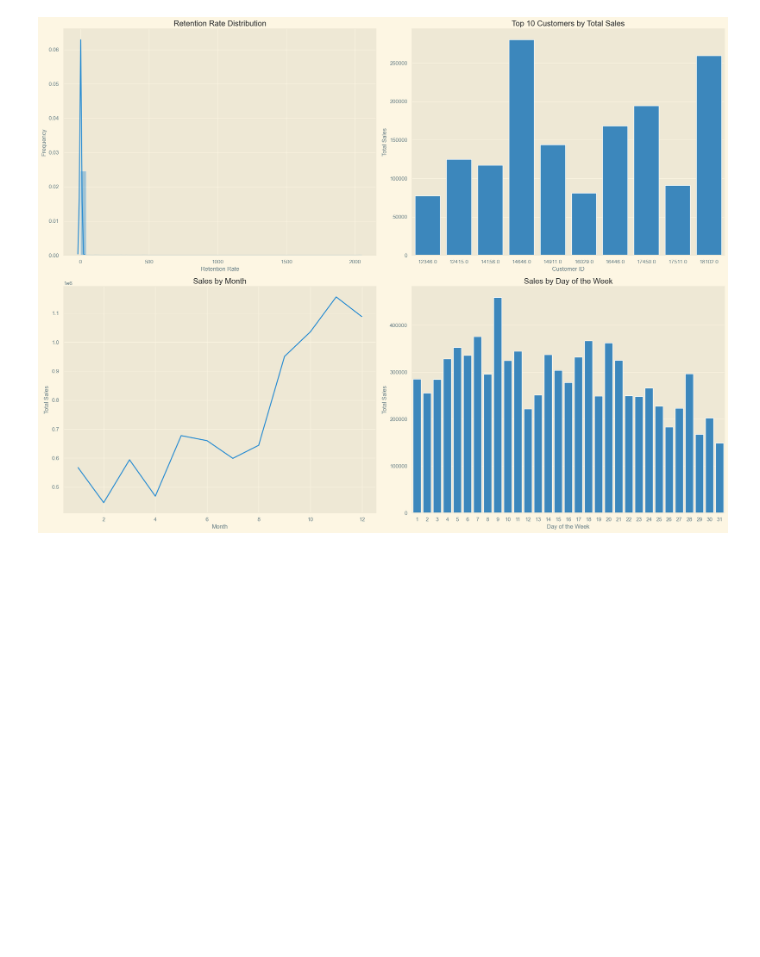
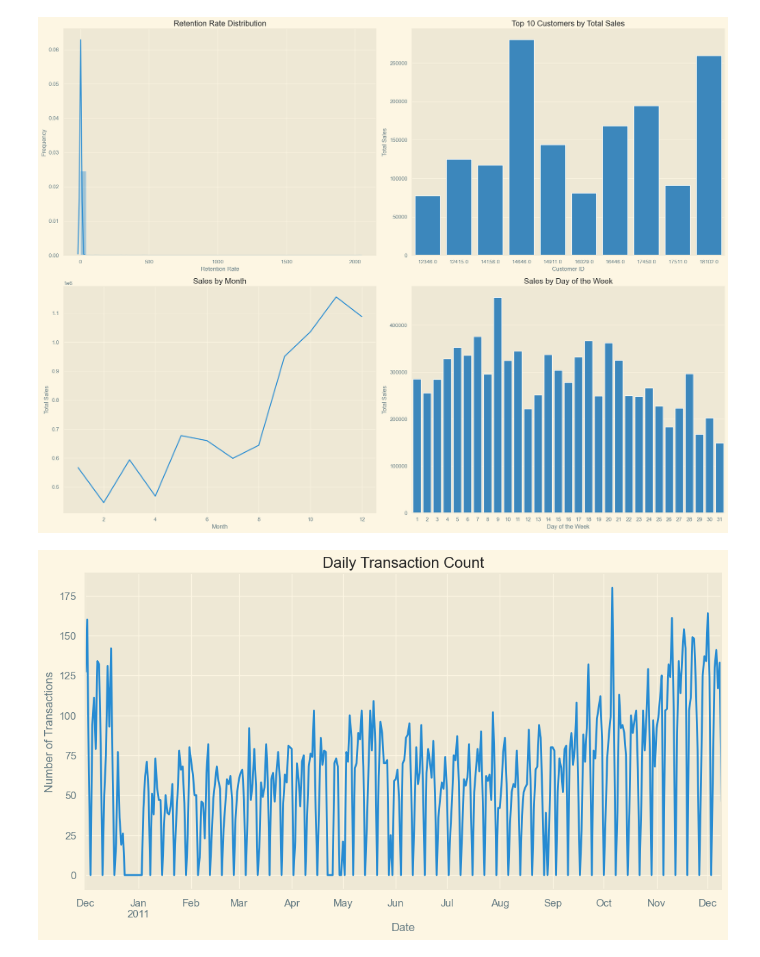
Before and after one commit to Mudhya19/Prediction-Consumers-in-Fashion-Retail, a Jupyter notebook: prediction_consumers_fashion_retail.ipynb, the cells around one changed output. Drawn from its saved outputs; the diff is of its cells as text; code cells hidden in the pictures; blank space fills up the shorter version.

```diff
--- a/prediction_consumers_fashion_retail.ipynb
+++ b/prediction_consumers_fashion_retail.ipynb
@@ -548,3 +548,20 @@ plt.show()
 # plt.xlabel("Day of the Week")
 # plt.ylabel("Total Sales")
 # plt.show()
+# %%
+#Mengubah kolom InvoiceDate menjadi datetime
+df['InvoiceDate'] = pd.to_datetime(df['InvoiceDate'])
+
+# Mengelompokkan transaksi berdasarkan tanggal dan menghitung jumlah transaksi per hari
+daily_transactions = df.resample('D', on='InvoiceDate')['InvoiceNo'].nunique()
+# %%
+# Plot time series jumlah transaksi per hari
+plt.figure(figsize=(12, 6))
+daily_transactions.plot()
+plt.title('Daily Transaction Count')
+plt.xlabel('Date')
+plt.ylabel('Number of Transactions')
+plt.grid(True)
+plt.show()
+# %% [output]
+[figure, added]
```
Also changed, not shown: parts of 2 cells of this notebook.
